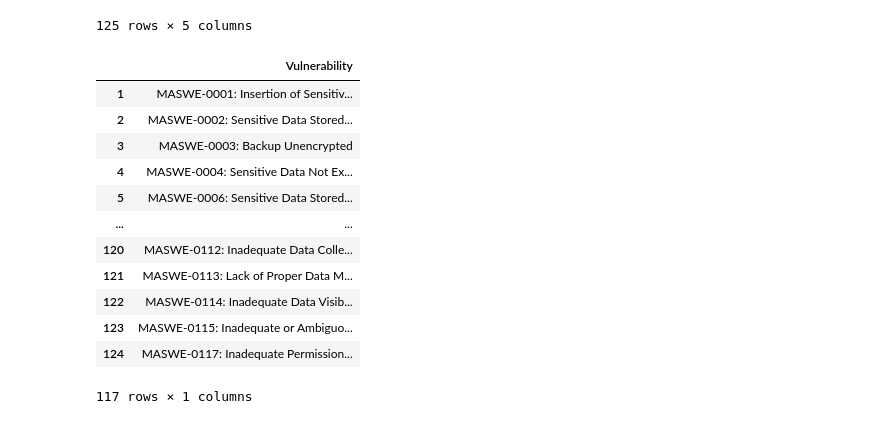
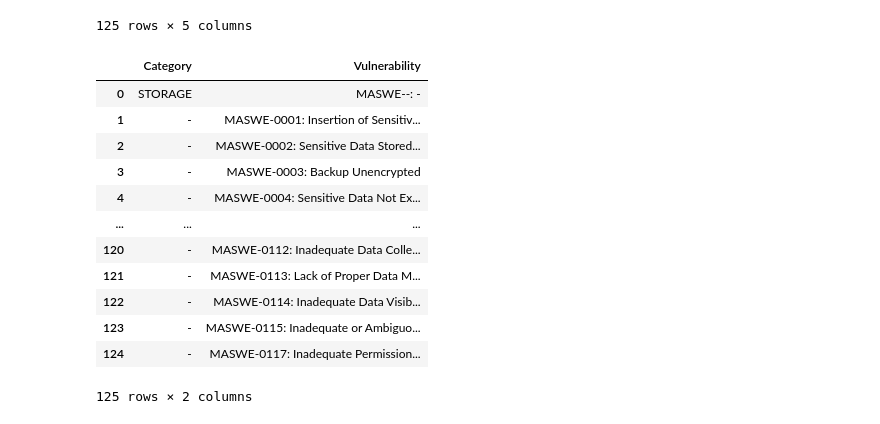
Before and after one commit to domi-cmd/Reference_Application_for_OWASP_MASTG, a Jupyter notebook: dev_documents/seminar_thesis/reference_apps/data_manipulation/clean_checklist_data.ipynb, the cells around one changed output. Drawn from its saved outputs; the diff is of its cells as text; code cells hidden in the pictures.

```diff
--- a/dev_documents/seminar_thesis/reference_apps/data_manipulation/clean_checklist_data.ipynb
+++ b/dev_documents/seminar_thesis/reference_apps/data_manipulation/clean_checklist_data.ipynb
@@ -95,28 +95,22 @@ display(checklist_data_df)
 # %%
 #Extract the only necessary column, as to compare it to the one in specific_data_cleaned.csv
 checklist_data_df["Vulnerability"] = "MASWE-" + checklist_data_df["#"] + ": " + checklist_data_df["Description"]
 
 # Drop all other columns
 checklist_data_df.drop(checklist_data_df.columns[1:-1], axis=1, inplace=True)
 
-# Drop non vulnerability rows
-checklist_data_df.drop(checklist_data_df.loc[checklist_data_df["Category"] != "-"].index, inplace=True)
-
-# Drop last remaining (and now) unnecessary column
-checklist_data_df.drop("Category", axis=1, inplace=True)
-
 checklist_data_df
 # %% [output]
-|  | Vulnerability |
-| 1 | MASWE-0001: Insertion of Sensitiv... |
-| 2 | MASWE-0002: Sensitive Data Stored... |
-| 3 | MASWE-0003: Backup Unencrypted |
-| 4 | MASWE-0004: Sensitive Data Not Ex... |
-| 5 | MASWE-0006: Sensitive Data Stored... |
-| ... | ... |
-| 120 | MASWE-0112: Inadequate Data Colle... |
-| 121 | MASWE-0113: Lack of Proper Data M... |
-| 122 | MASWE-0114: Inadequate Data Visib... |
-| 123 | MASWE-0115: Inadequate or Ambiguo... |
-| 124 | MASWE-0117: Inadequate Permission... |
+|  | Category | Vulnerability |
+| 0 | STORAGE | MASWE--: - |
+| 1 | - | MASWE-0001: Insertion of Sensitiv... |
+| 2 | - | MASWE-0002: Sensitive Data Stored... |
+| 3 | - | MASWE-0003: Backup Unencrypted |
+| 4 | - | MASWE-0004: Sensitive Data Not Ex... |
+| ... | ... | ... |
+| 120 | - | MASWE-0112: Inadequate Data Colle... |
+| 121 | - | MASWE-0113: Lack of Proper Data M... |
+| 122 | - | MASWE-0114: Inadequate Data Visib... |
+| 123 | - | MASWE-0115: Inadequate or Ambiguo... |
+| 124 | - | MASWE-0117: Inadequate Permission... |
-117 rows × 1 columns
+125 rows × 2 columns
```
Also changed, not shown: parts of 3 cells of this notebook, 3 other files.
